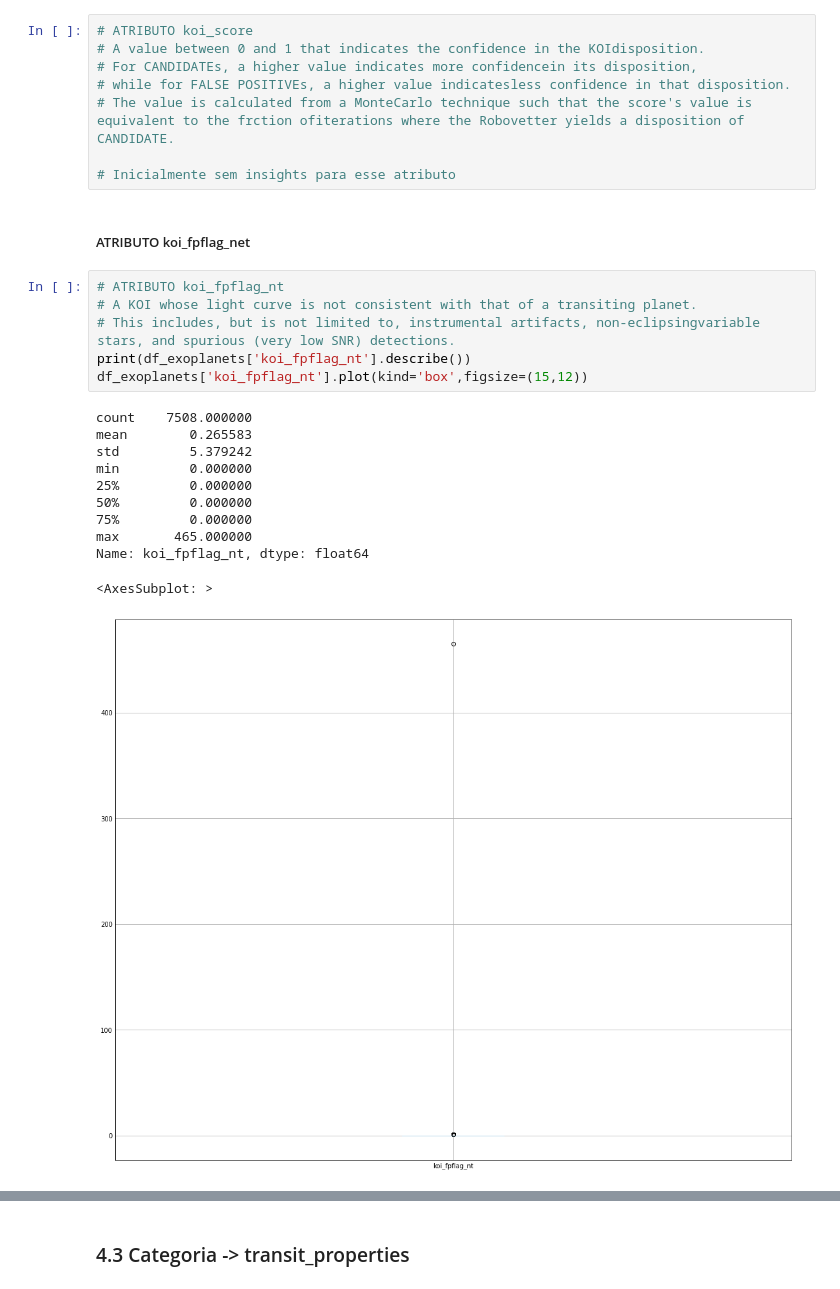
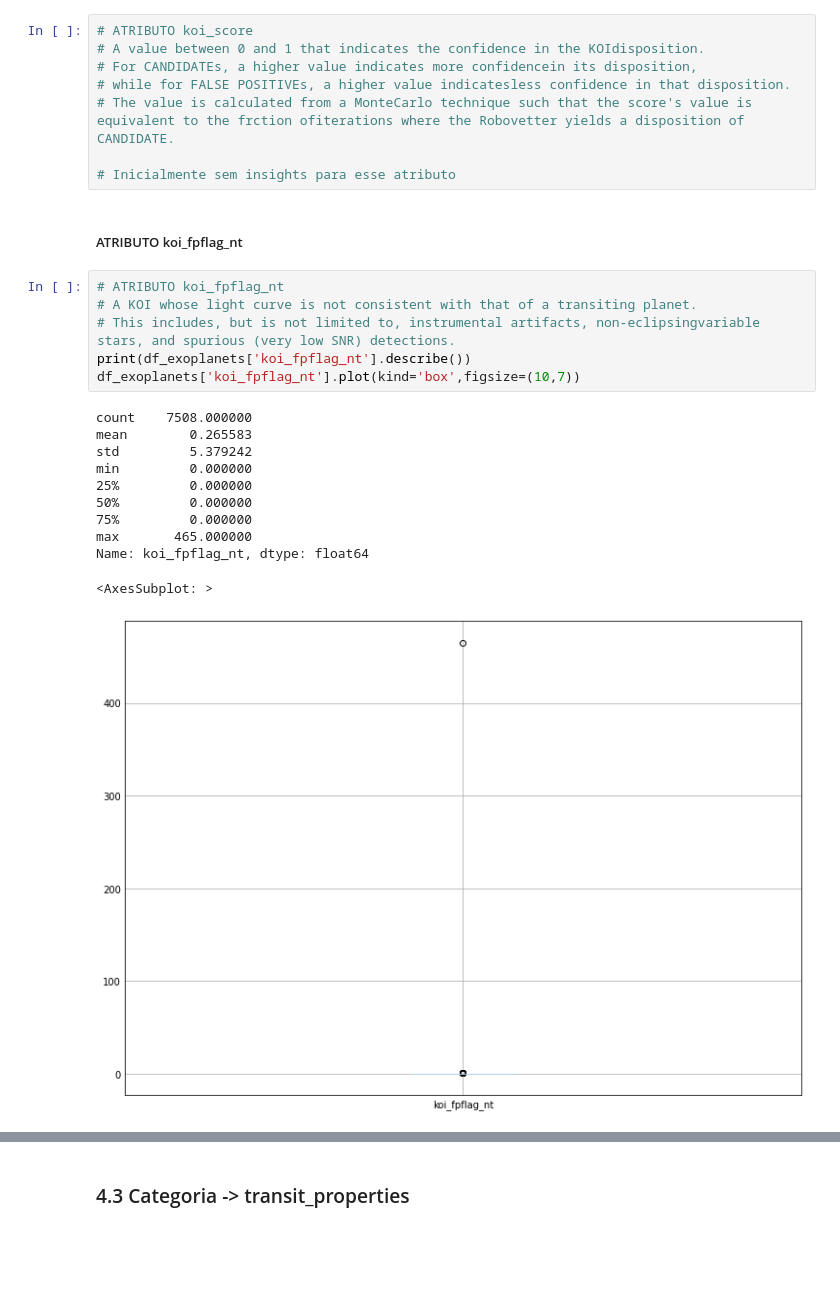
Before and after one commit to diogopena/exoplanet_classification_ml_model, a Jupyter notebook: exoplanet-ml-model-pt-br.ipynb, the cells around one changed output, grey strips where cells are left out. Saved outputs shown, nothing was run; the diff lists cells and outputs as text; blank space fills up the shorter version.

```diff
--- a/exoplanet-ml-model-pt-br.ipynb
+++ b/exoplanet-ml-model-pt-br.ipynb
@@ -852,22 +852,22 @@ array([[<AxesSubplot: title={'center': 'koi_score'}>,
 
 # Inicialmente sem insights para esse atributo
 # %% [markdown]
-##### ATRIBUTO koi_fpflag_net
+##### ATRIBUTO koi_fpflag_nt
 # %%
 # ATRIBUTO koi_fpflag_nt
 # A KOI whose light curve is not consistent with that of a transiting planet.
 # This includes, but is not limited to, instrumental artifacts, non-eclipsingvariable stars, and spurious (very low SNR) detections.
 print(df_exoplanets['koi_fpflag_nt'].describe())
-df_exoplanets['koi_fpflag_nt'].plot(kind='box',figsize=(15,12))
+df_exoplanets['koi_fpflag_nt'].plot(kind='box',figsize=(10,7))
 # %% [output]
 count    7508.000000
 mean        0.265583
 std         5.379242
 min         0.000000
 25%         0.000000
 50%         0.000000
 75%         0.000000
 max       465.000000
 Name: koi_fpflag_nt, dtype: float64
 <AxesSubplot: >
-[figure, old version]
+[figure, new version]
```
Also changed, not shown: parts of 15 cells of this notebook.
